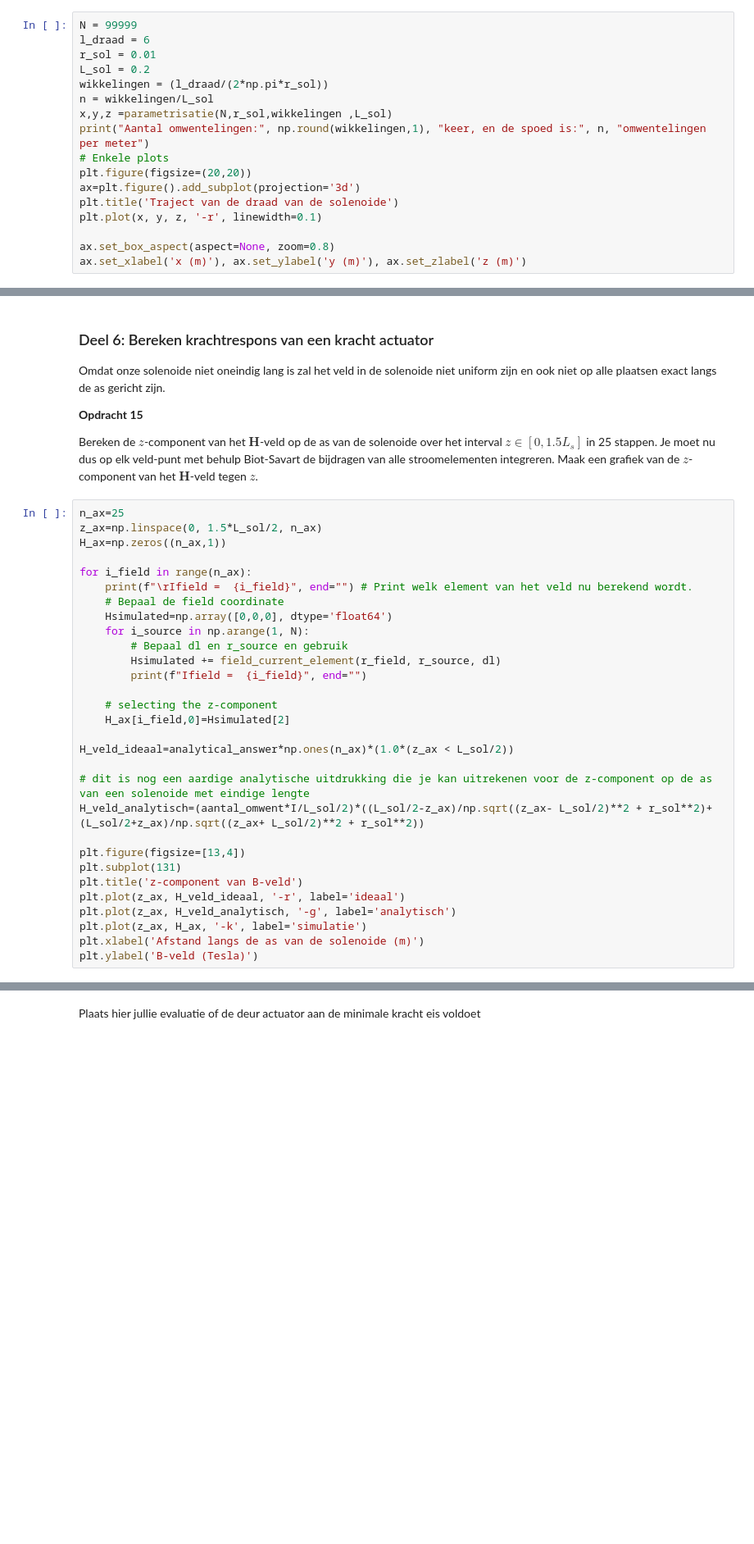
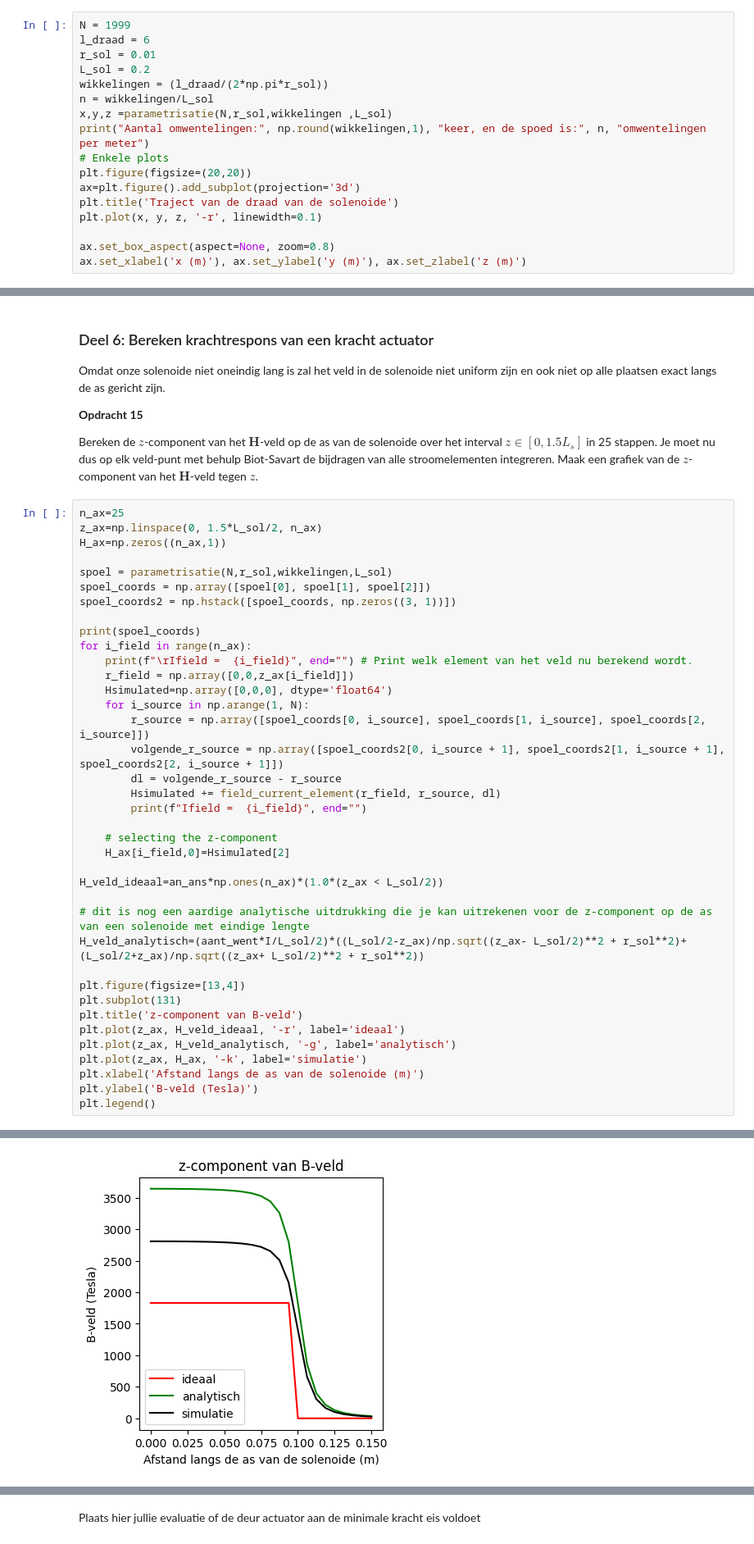
Before and after one commit to HugovKrevel/HugovK-DEF-D, a Jupyter notebook: KrachtactuatorOpdracht.ipynb, the cells around one changed output, grey strips where cells are left out. Shown at 82% size. Saved outputs shown, nothing was run; the diff lists cells and outputs as text; blank space fills up the shorter version.

```diff
--- a/KrachtactuatorOpdracht.ipynb
+++ b/KrachtactuatorOpdracht.ipynb
@@ -416,7 +425,7 @@ a. Bereken het aantal omwentelingen van je draad, hierbij mag je aannemen dat de
 b. Bereken de $x$, $y$ en $z$ coordinaten.\
 c. Bereken de spoed, in eenheden van aantal omwentelingen per meter, en print dit.
 # %%
-N = 99999
+N = 1999
 l_draad = 6
 r_sol = 0.01
 L_sol = 0.2
@@ -485,22 +494,29 @@ n_ax=25
 z_ax=np.linspace(0, 1.5*L_sol/2, n_ax)
 H_ax=np.zeros((n_ax,1))
 
+spoel = parametrisatie(N,r_sol,wikkelingen,L_sol)
+spoel_coords = np.array([spoel[0], spoel[1], spoel[2]])
+spoel_coords2 = np.hstack([spoel_coords, np.zeros((3, 1))])
+
+print(spoel_coords)
 for i_field in range(n_ax):
     print(f"\rIfield =  {i_field}", end="") # Print welk element van het veld nu berekend wordt.
-    # Bepaal de field coordinate
+    r_field = np.array([0,0,z_ax[i_field]])
     Hsimulated=np.array([0,0,0], dtype='float64')
     for i_source in np.arange(1, N):
-        # Bepaal dl en r_source en gebruik
+        r_source = np.array([spoel_coords[0, i_source], spoel_coords[1, i_source], spoel_coords[2, i_source]])
+        volgende_r_source = np.array([spoel_coords2[0, i_source + 1], spoel_coords2[1, i_source + 1], spoel_coords2[2, i_source + 1]])
+        dl = volgende_r_source - r_source
         Hsimulated += field_current_element(r_field, r_source, dl)
         print(f"Ifield =  {i_field}", end="")
 
     # selecting the z-component
     H_ax[i_field,0]=Hsimulated[2]
 
-H_veld_ideaal=analytical_answer*np.ones(n_ax)*(1.0*(z_ax < L_sol/2))
+H_veld_ideaal=an_ans*np.ones(n_ax)*(1.0*(z_ax < L_sol/2))
 
 # dit is nog een aardige analytische uitdrukking die je kan uitrekenen voor de z-component op de as van een solenoide met eindige lengte
-H_veld_analytisch=(aantal_omwent*I/L_sol/2)*((L_sol/2-z_ax)/np.sqrt((z_ax- L_sol/2)**2 + r_sol**2)+(L_sol/2+z_ax)/np.sqrt((z_ax+ L_sol/2)**2 + r_sol**2))
+H_veld_analytisch=(aant_went*I/L_sol/2)*((L_sol/2-z_ax)/np.sqrt((z_ax- L_sol/2)**2 + r_sol**2)+(L_sol/2+z_ax)/np.sqrt((z_ax+ L_sol/2)**2 + r_sol**2))
 
 plt.figure(figsize=[13,4])
 plt.subplot(131)
@@ -510,4 +526,5 @@ plt.plot(z_ax, H_veld_analytisch, '-g', label='analytisch')
 plt.plot(z_ax, H_ax, '-k', label='simulatie')
 plt.xlabel('Afstand langs de as van de solenoide (m)')
 plt.ylabel('B-veld (Tesla)')
+plt.legend()
 # %% [output]
@@ -516,3 +539,4 @@ NameError: name 'aantal_omwent' is not defined
+[figure, added]
 # %% [markdown]
 We gaan de solenoide nu gebruiken voor onze krachtactuator. Daarvoor gaan we opnieuw de energie in het magnetisch veld berekenen, maar nu met het numerieke resultaat voor een eindige lengte solenoide. We gaan hier nu een aantal aannames maken:
 * We nemen aan het veld alleen een $z$-component heeft en niet afhangt van de afstand tot de solenoide as
```
Also changed, not shown: parts of 10 cells of this notebook.
